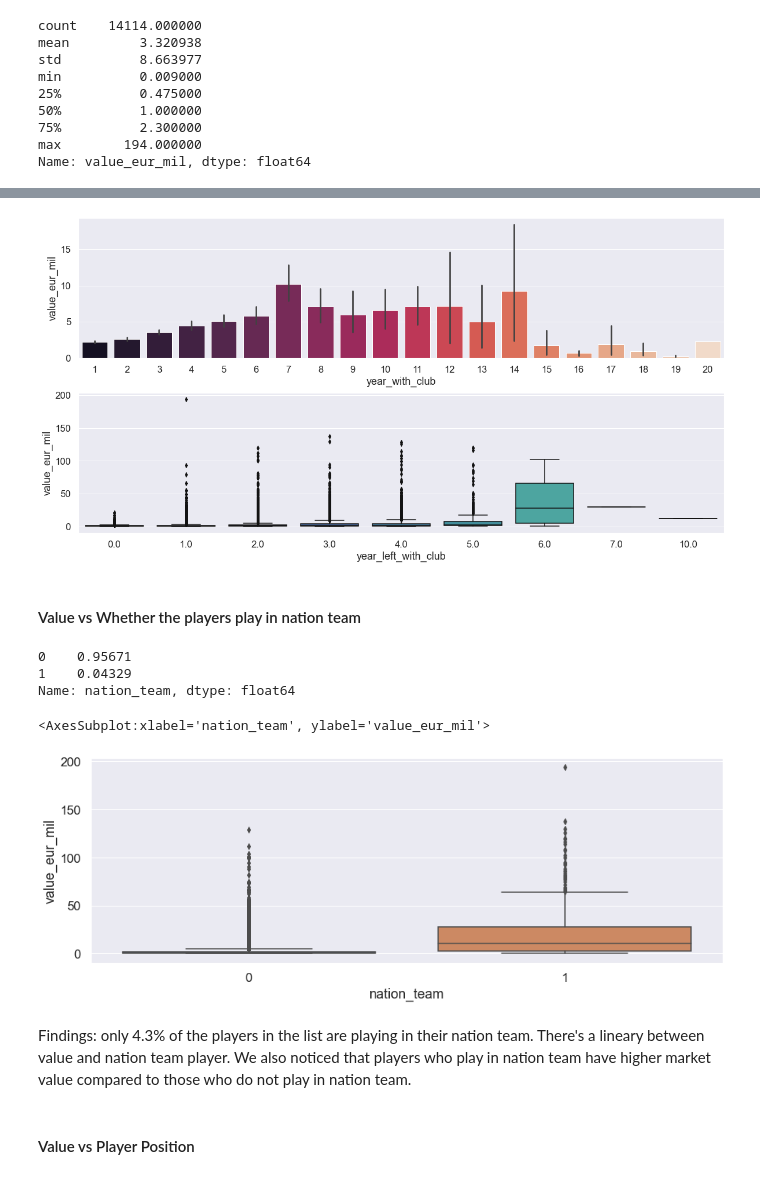
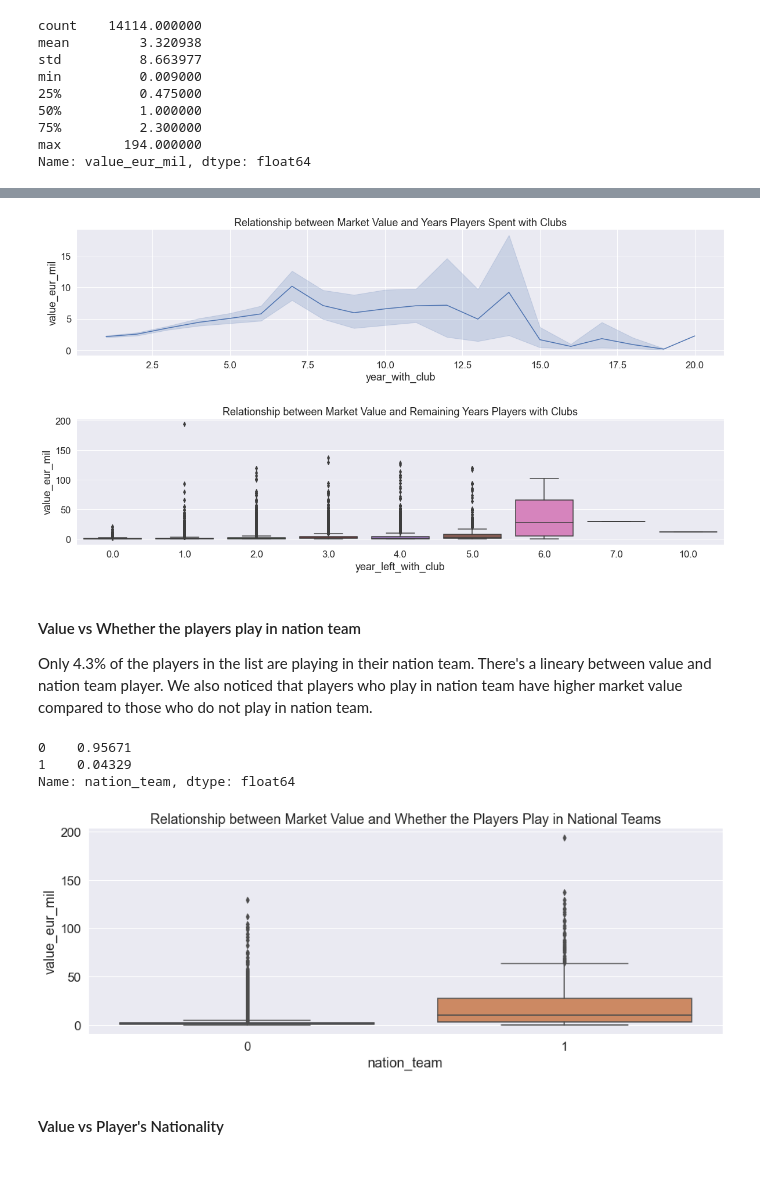
Before and after one commit to carlearn/dsc-capstone-project, a Jupyter notebook: student_notebook.ipynb, the cells around one changed output, grey strips where cells are left out. Drawn from its saved outputs; the diff is of its cells as text; code cells hidden in the pictures.

```diff
--- a/student_notebook.ipynb
+++ b/student_notebook.ipynb
@@ -31,7 +31,8 @@ import seaborn as sns
 import matplotlib.pyplot as plt
 import matplotlib.ticker as mtick
 %matplotlib inline
-plt.style.use('seaborn')
+# %%
+plt.style.use('ggplot')
 # %%
 from sklearn.preprocessing import StandardScaler, MinMaxScaler
 from sklearn.preprocessing import OneHotEncoder
@@ -254,17 +322,21 @@ ax2 = sns.lineplot(x='weight_kg', y='value_eur_mil', data=df, palette = 'rocket'
 # %%
 fig = plt.figure(figsize=(20,10))
 fig.tight_layout()
-plt.subplots_adjust(hspace = 0.25)
+plt.subplots_adjust(hspace = 0.5)
 
 ax1 = fig.add_subplot(211)
-ax1 = sns.barplot(x='year_with_club', y='value_eur_mil', data=df, palette = 'rocket')
+ax1 = sns.lineplot(x='year_with_club', y='value_eur_mil', data=df)
+ax1.set_title('Relationship between Market Value and Years Players Spent with Clubs');
 
 ax2 = fig.add_subplot(212)
-ax2 = sns.boxplot(x='year_left_with_club', y='value_eur_mil', data=df, palette = 'mako')
+ax2 = sns.boxplot(x='year_left_with_club', y='value_eur_mil', data=df, palette = 'tab10')
+ax2.set_title('Relationship between Market Value and Remaining Years Players with Clubs');
 # %% [output]
-[figure, old version]
+[figure, new version]
-# %% [markdown]
-#### Value vs Whether the players play in nation team
+# %% [markdown]
+#### Value vs Whether the players play in nation team
+
+Only 4.3% of the players in the list are playing in their nation team. There's a lineary between value and nation team player. We also noticed that players who play in nation team have higher market value compared to those who do not play in nation team.
 # %%
 df['nation_team'].value_counts(normalize = True)
 # %% [output]
@@ -273,11 +345,9 @@ df['nation_team'].value_counts(normalize = True)
 Name: nation_team, dtype: float64
 # %%
 plt.figure(figsize=(15,5))
-sns.boxplot(x='nation_team', y='value_eur_mil', data=df)
+ax = sns.boxplot(x='nation_team', y='value_eur_mil', data=df)
+ax.set_title('Relationship between Market Value and Whether the Players Play in National Teams');
 # %% [output]
-<AxesSubplot:xlabel='nation_team', ylabel='value_eur_mil'>
-[figure, old version]
+[figure, new version]
-# %% [markdown]
-Findings: only 4.3% of the players in the list are playing in their nation team. There's a lineary between value and nation team player. We also noticed that players who play in nation team have higher market value compared to those who do not play in nation team.
 # %% [markdown]
-#### Value vs Player Position
+#### Value vs Player's Nationality
```
Also changed, not shown: parts of 42 cells of this notebook.
